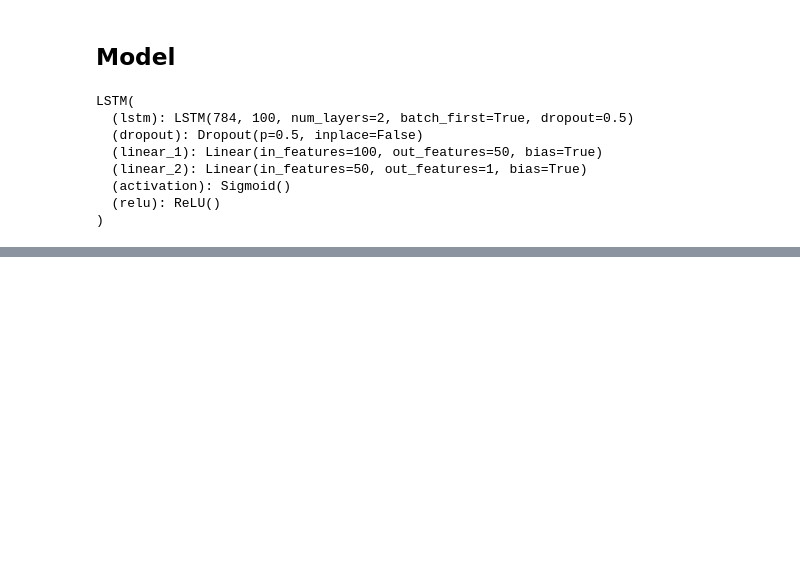
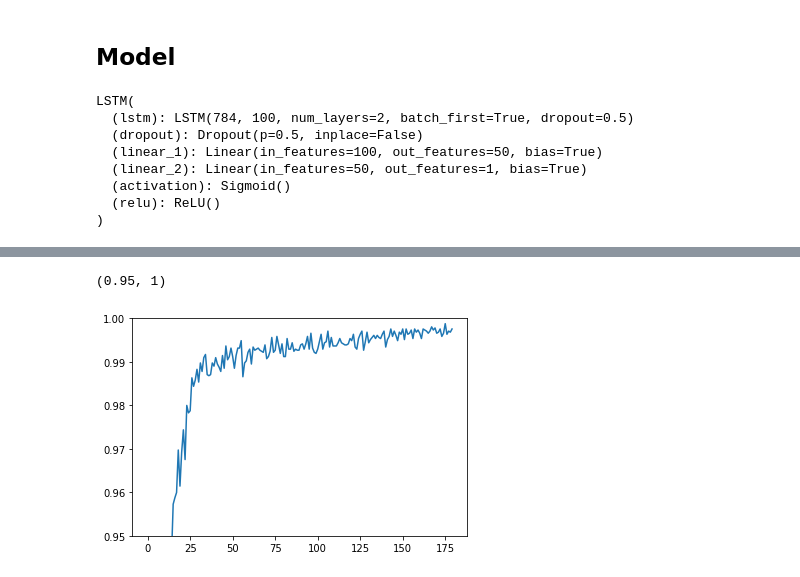
Before and after one commit to romanenkova95/InDiD, a Jupyter notebook: CPD_loss_MNIST_sequences.ipynb, the cells around one changed output, grey strips where cells are left out. Cells and saved outputs as stored; diff of their text form; code cells hidden in the pictures; blank space fills up the shorter version.

Commit message:
mnist sequences work

```diff
--- a/CPD_loss_MNIST_sequences.ipynb
+++ b/CPD_loss_MNIST_sequences.ipynb
@@ -51,7 +51,7 @@ def read_img_sequences(path_to_folder, size = 200):
     return data, labels
 # %%
 anomaly_data, anomaly_labels = read_img_sequences('img_ts_anomaly/')
-normal_data, normal_labels = read_img_sequences('img_ts_normal/', size = 400)
+normal_data, normal_labels = read_img_sequences('img_ts_normal/')
 # %%
 all_data = np.vstack((anomaly_data, normal_data))
 all_labels = np.vstack((anomaly_labels, normal_labels))
@@ -293,0 +314,4 @@ Epoch: 100/100... Step: 1100... Loss: 0.004392... Val Loss: 0.058973
+# %%
+bce_model = LSTM(input_size=input_size, output_size=output_size, hidden_dim=hidden_dim, n_layers=n_layers)
+bce_loss_function = torch.nn.BCELoss()
+bce_model.to(device)
@@ -293,0 +327,2 @@ Epoch: 100/100... Step: 1100... Loss: 0.004392... Val Loss: 0.058973
+# %%
+bce_model, (bce_loss_list, bce_acc_list, bce_overall_val_loss_list) = train_model(bce_model, bce_loss_function, 60, 5)
@@ -298,0 +407,6 @@ plt.plot(acc_list[::10])
+# %%
+plt.plot(bce_acc_list[::]);
+plt.ylim([0.95, 1])
+# %% [output]
+(0.95, 1)
+[figure, added]
```
Also changed, not shown: parts of 38 cells of this notebook.
